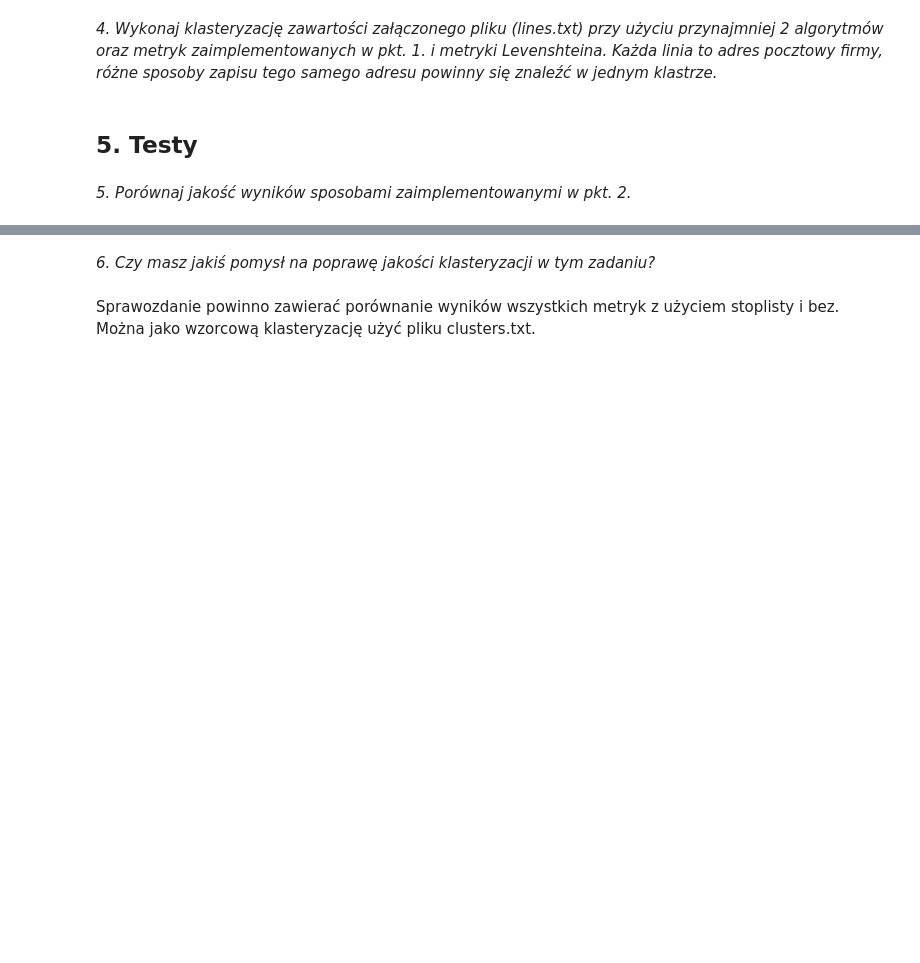
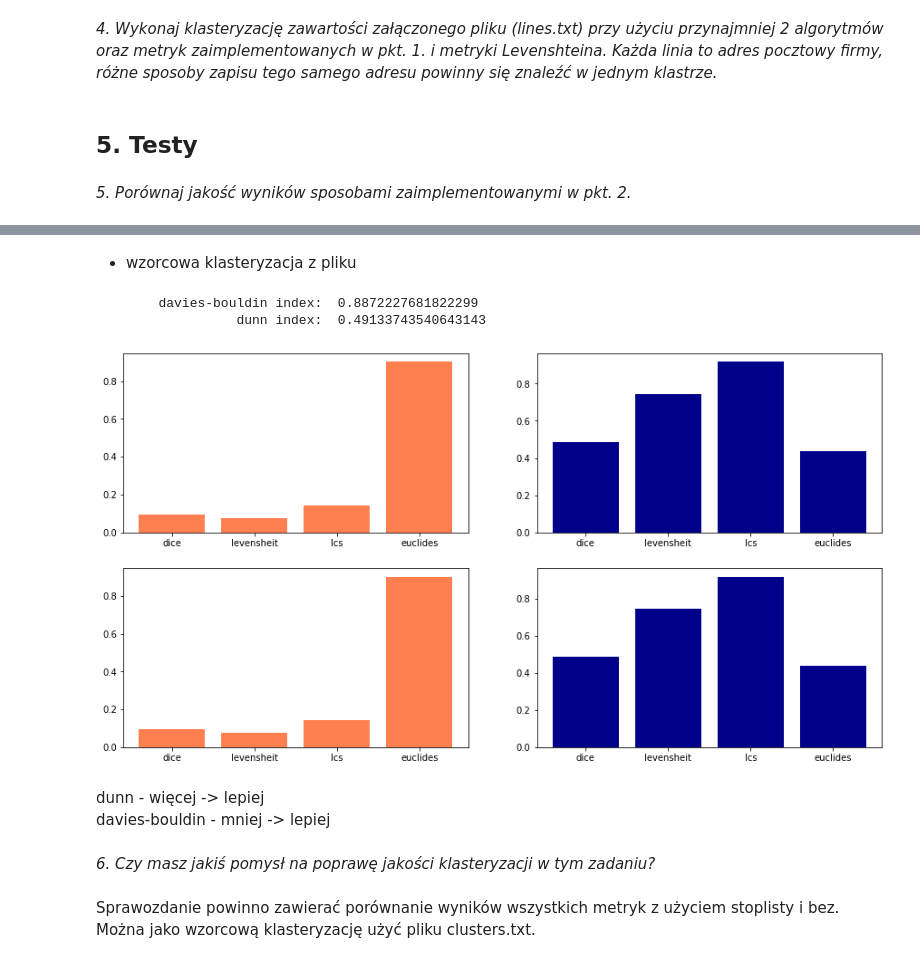
Before and after one commit to mhawryluk/text-algorithms, a Jupyter notebook: 5-clustering/zad5.ipynb, the cells around one changed output, grey strips where cells are left out. Cells and saved outputs as stored; diff of their text form; code cells hidden in the pictures; blank space fills up the shorter version.

Commit message:
lab 5 - small progress
added plotting results, testing

```diff
--- a/5-clustering/zad5.ipynb
+++ b/5-clustering/zad5.ipynb
@@ -241,0 +329,7 @@ ZeroDivisionError: float division by zero
+# %%
+def get_clusters_from_labels(lines, labels):
+    clusters = {}
+    for i, label in enumerate(labels):
+        clusters[label] = clusters.get(label, []) + [lines[i]]
+
+    return list(clusters.values())
@@ -251,2 +380,21 @@ def test(lines, metric, eps):
+# %%
+def compare_metrics(lines, metrics):
+    davies_indices = []
+    dunn_indices = []
+
+    for metric in metrics:
+        davies, dunn = test(lines, metric)
+        davies_indices.append(davies)
+        dunn_indices.append(dunn)
+
+    lines_stop = remove_common(lines, 20)
+    print('\n--with stoplist: ')
+
+    for metric in metrics:
+        davies, dunn = test(lines, metric)
+        davies_indices.append(davies)
+        dunn_indices.append(dunn)
+
+    return davies_indices, dunn_indices
 # %%
 metrics = [dice, levensheit, lcs, euclides]
@@ -282,0 +401,2 @@ levensheit
+# %%
+davies_indices, dunn_indices = compare_metrics(lines, metrics)
@@ -283,3 +421,34 @@ levensheit
+# %% [markdown]
+* wzorcowa klasteryzacja z pliku
+# %%
+correct_clustes = get_clusters_from_labels(lines, correct_labels)
+davies_index = davies_bouldin(clusters, euclides)
+dunn_index = dunn(clusters, euclides)
+
+print('\tdavies-bouldin index: ', davies_index)
+print('\t          dunn index: ', dunn_index)
+correct_indices = [davies_index, dunn_index]
+# %% [output]
+        davies-bouldin index:  0.8872227681822299
+                  dunn index:  0.49133743540643143
+# %%
+def plot_comparison(metrics, davies_indices, dunn_indices):
+    fig, ax = plt.subplots(2, 2, figsize=(15,8))
+
+    metric_names = list(map(lambda x: x.__name__, metrics))
+
+    ax[0][0].bar(metric_names, davies_indices[:len(metrics)], color='coral')
+    ax[0][1].bar(metric_names, dunn_indices[:len(metrics)], color='darkblue')
+
+    ax[1][0].bar(metric_names, davies_indices[len(metrics):], color='coral')
+    ax[1][1].bar(metric_names, dunn_indices[:len(metrics):], color='darkblue')
+# %%
+plot_comparison(metrics, davies_indices, dunn_indices)
+# %% [output]
+[figure, added]
+# %% [markdown]
+dunn - więcej -> lepiej <br>
+davies-bouldin - mniej -> lepiej
 # %% [markdown]
 <i>6. Czy masz jakiś pomysł na poprawę jakości klasteryzacji w tym zadaniu? </i>
 # %% [markdown]
```
Also changed, not shown: parts of 48 cells of this notebook.
